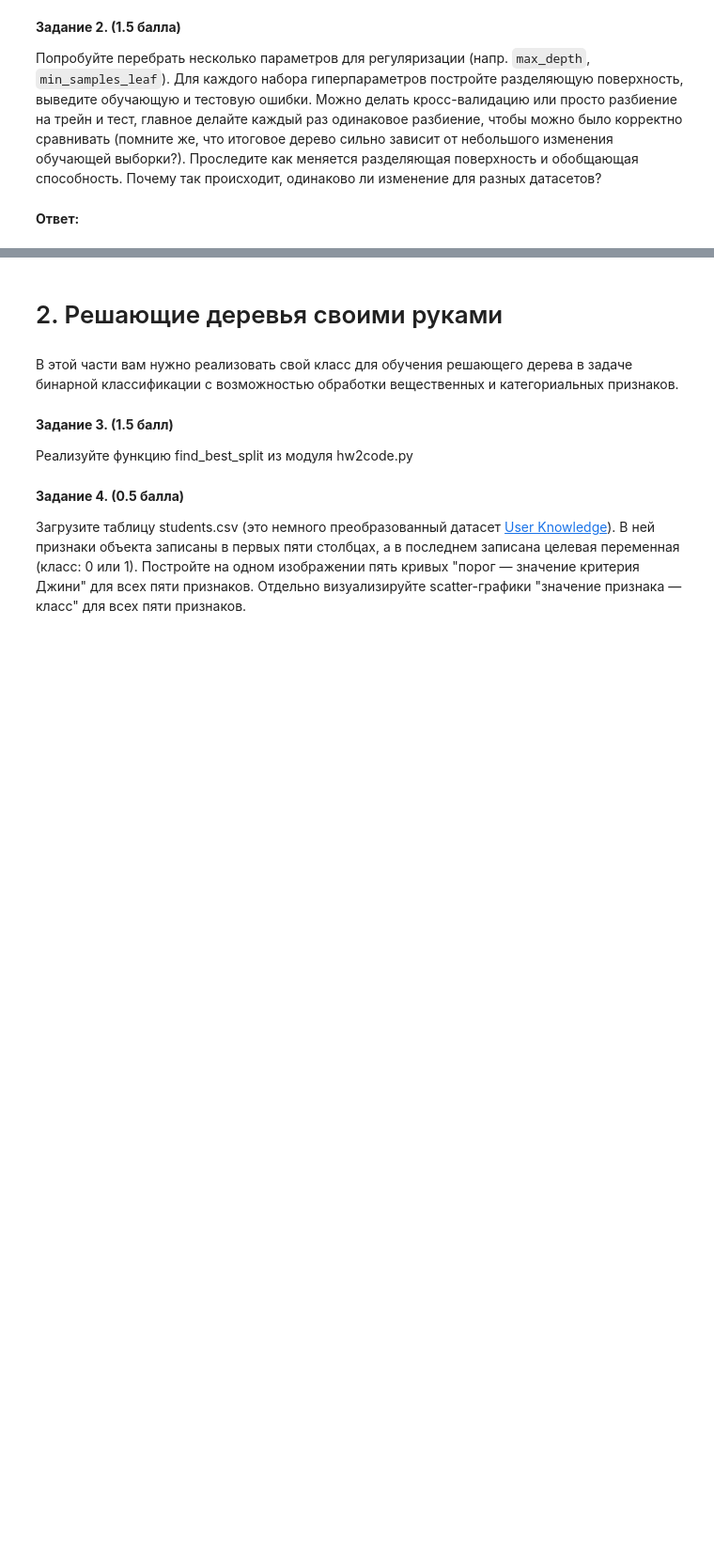
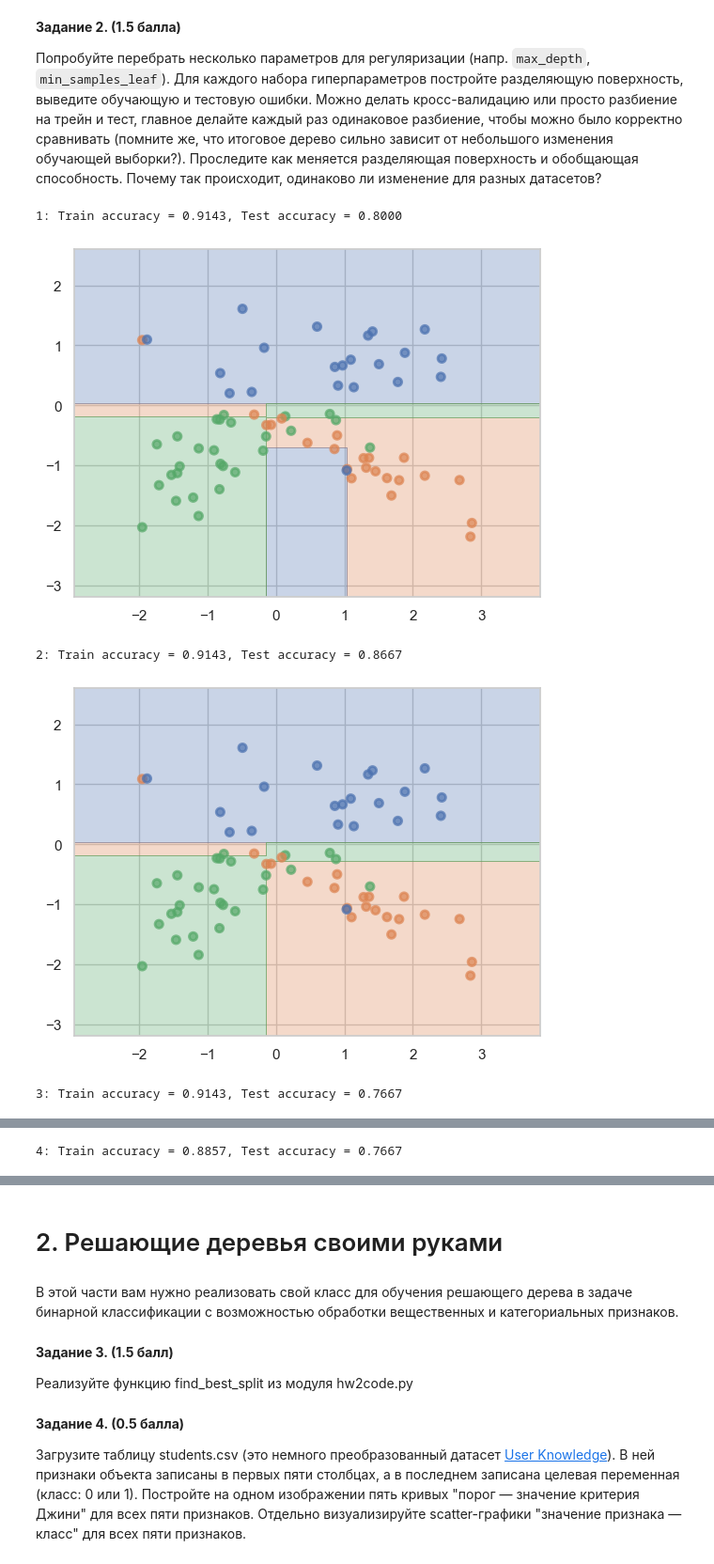
Before and after one commit to GoldGlaid/ml, a Jupyter notebook: 3. hw2/hw2-trees.ipynb, the cells around one changed output, grey strips where cells are left out. Shown at 94% size. Saved outputs shown, nothing was run; the diff lists cells and outputs as text; code cells hidden in the pictures; blank space fills up the shorter version.

```diff
--- a/3. hw2/hw2-trees.ipynb
+++ b/3. hw2/hw2-trees.ipynb
@@ -134,2 +120,35 @@ __Задание 2. (1.5 балла)__
-# %% [markdown]
-__Ответ:__
+# %%
+hyperparameter_configs = [
+    {'max_depth': None, 'min_samples_leaf': 2},
+    {'max_depth': 3, 'min_samples_leaf': 2},
+    {'max_depth': 5, 'min_samples_leaf': 4},
+    {'max_depth': 3, 'min_samples_leaf': 20}
+]
+
+dataset_features, dataset_labels = datasets[2]
+X_train_split, X_test_split, y_train_split, y_test_split = train_test_split(
+    dataset_features, dataset_labels, test_size=0.3, random_state=42
+)
+
+for config_idx, hyperparams in enumerate(hyperparameter_configs, 1):
+    dt_classifier = DecisionTreeClassifier(
+        max_depth=hyperparams['max_depth'],
+        min_samples_leaf=hyperparams['min_samples_leaf'],
+        random_state=42
+    )
+    dt_classifier.fit(X_train_split, y_train_split)
+
+    train_predictions = dt_classifier.predict(X_train_split)
+    test_predictions = dt_classifier.predict(X_test_split)
+
+    training_accuracy = accuracy_score(y_train_split, train_predictions)
+    testing_accuracy = accuracy_score(y_test_split, test_predictions)
+
+    print(f"{config_idx}: Train accuracy = {training_accuracy:.4f}, Test accuracy = {testing_accuracy:.4f}")
+    plot_surface(dt_classifier, X_train_split, y_train_split)
+# %% [output]
+1: Train accuracy = 0.9143, Test accuracy = 0.8000
+[figure, added]
+2: Train accuracy = 0.9143, Test accuracy = 0.8667
+[figure, added]
+3: Train accuracy = 0.9143, Test accuracy = 0.7667
@@ -135,0 +156 @@ __Ответ:__
+4: Train accuracy = 0.8857, Test accuracy = 0.7667
```
Also changed, not shown: parts of 20 cells of this notebook, 2 other files.
